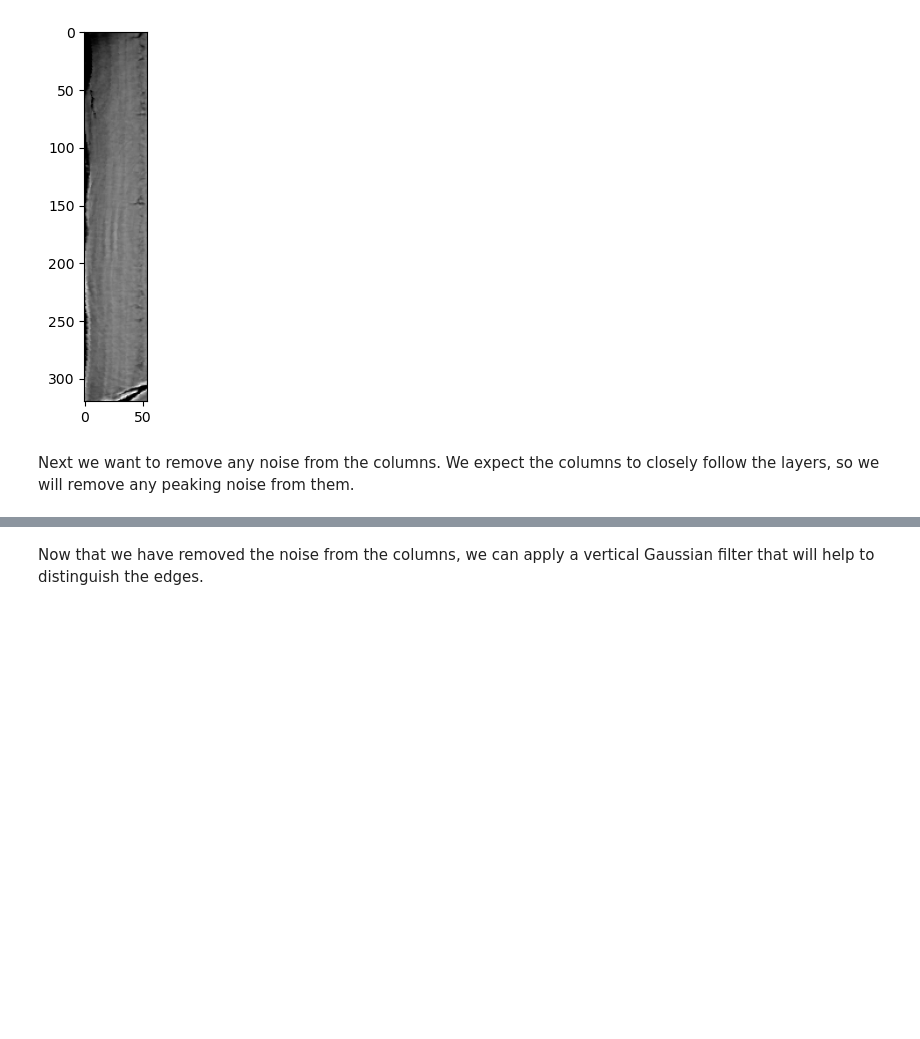
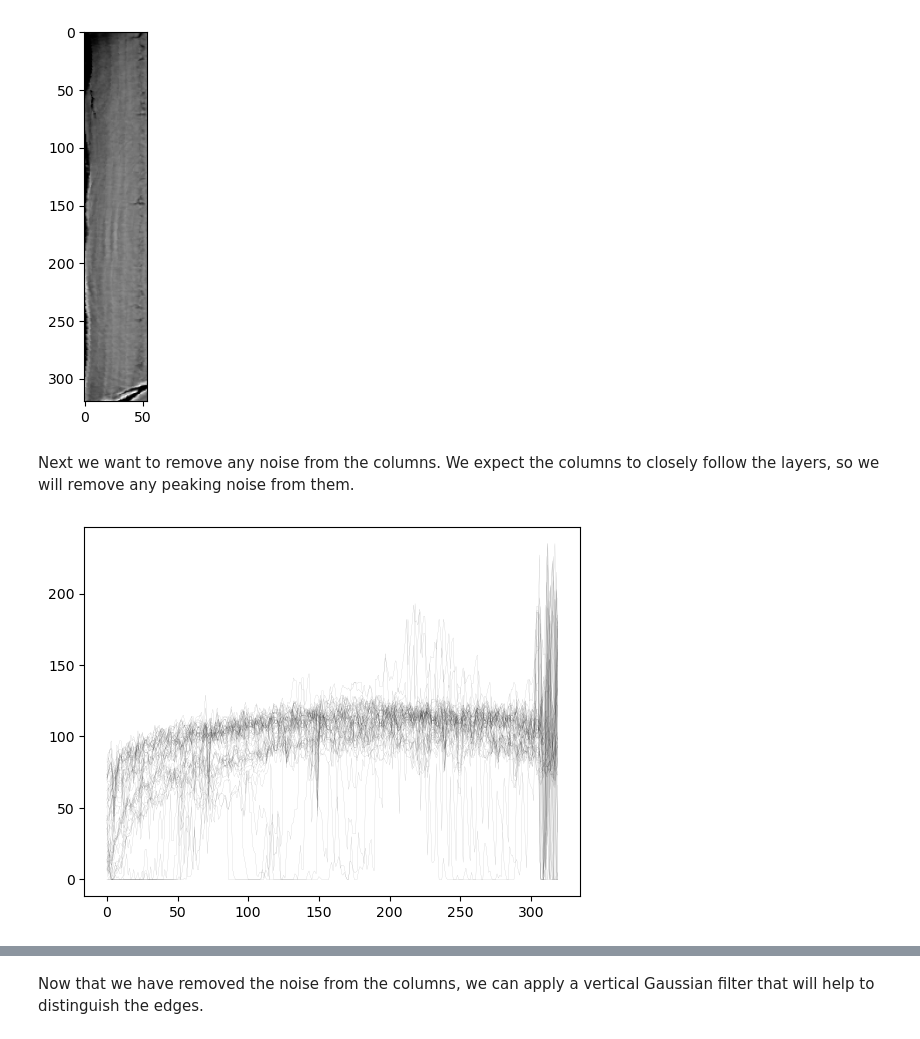
Before and after one commit to JGIBristol/cementum_imaging, a Jupyter notebook: isolate_increments.ipynb, the cells around one changed output, grey strips where cells are left out. Drawn from its saved outputs; the diff is of its cells as text; code cells hidden in the pictures; blank space fills up the shorter version.

Commit message:
plot intensity along columns for the slice

```diff
--- a/isolate_increments.ipynb
+++ b/isolate_increments.ipynb
@@ -120,3 +120,15 @@ plt.imshow(cropped_image, cmap="gray")
 [figure]
 # %% [markdown]
 Next we want to remove any noise from the columns. We expect the columns to closely follow the layers, so we will remove any peaking noise from them.
+# %%
+"""
+Plot the intensity along columns of the cropped image
+
+"""
+fig, axis = plt.subplots()
+
+x = np.arange(cropped_image.shape[0])
+for column in cropped_image.T:
+    axis.plot(x, column, color="k", alpha=0.4, linewidth=0.1)
+# %% [output]
+[figure, added]
```
Also changed, not shown: parts of 4 cells of this notebook.
